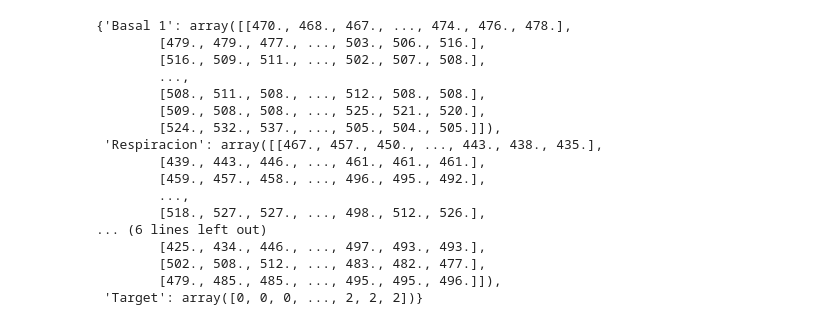
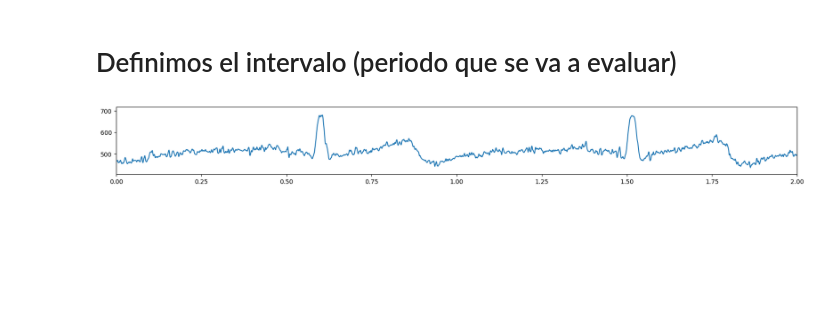
Before and after one commit to Grupo2-IntroduccionSenalesMedicas/S_biomedica, a Jupyter notebook: Programación/Laboratorio 6/ToDataset.ipynb, the cells around one changed output. Cells and saved outputs as stored; diff of their text form; code cells hidden in the pictures; blank space fills up the shorter version.

```diff
--- a/Programación/Laboratorio 6/ToDataset.ipynb
+++ b/Programación/Laboratorio 6/ToDataset.ipynb
@@ -1,4 +1,8 @@
 # %%
+import matplotlib.pyplot as plt
+import pandas as pd
+import numpy as np
+
 def ToDataset(lista,intervalo,delimit,Fs):
     Ts = 1/Fs
     i = 0
@@ -8,7 +12,7 @@ def ToDataset(lista,intervalo,delimit,Fs):
         sensor = np.genfromtxt(file + ".txt", delimiter="\t")
         d = delimit[i]
         sensor = sensor[:,-2]
-        sensor = sensor[d[0]:d[1]]
+        sensor = sensor[int(d[0]*Fs):int(d[1]*Fs)]
         t = np.arange(0,sensor.shape[0]) * Ts
         st_sensor = np.concatenate((t.reshape(-1,1),  sensor.reshape(-1,1)), axis=1)
         df = pd.DataFrame(st_sensor, columns=["t",file])
@@ -22,35 +26,22 @@ def ToDataset(lista,intervalo,delimit,Fs):
         i+=1
     tgt = np.hstack((tgt[0],tgt[1],tgt[2]))
     dataset.update({'Target':tgt})
-
     return dataset;
-
-import matplotlib.pyplot as plt
-import pandas as pd
-import numpy as np
-
-lista = ['Basal 1', 'Respiracion', 'Post-ejercicio']
-intervalo = [1,0.87,0.46]
-delimit = [(0,35000),(480,30930),(10000,42200)]
-Fs = 1000 #Frecuencia de muestreo del dispositivo de adquisición
-
-dataset = ToDataset(lista,intervalo,delimit,Fs)
-dataset
-# %% [output]
-{'Basal 1': array([[470., 468., 467., ..., 474., 476., 478.],
-        [479., 479., 477., ..., 503., 506., 516.],
-        [516., 509., 511., ..., 502., 507., 508.],
-        ...,
-        [508., 511., 508., ..., 512., 508., 508.],
-        [509., 508., 508., ..., 525., 521., 520.],
-        [524., 532., 537., ..., 505., 504., 505.]]),
- 'Respiracion': array([[467., 457., 450., ..., 443., 438., 435.],
-        [439., 443., 446., ..., 461., 461., 461.],
-        [459., 457., 458., ..., 496., 495., 492.],
-        ...,
-        [518., 527., 527., ..., 498., 512., 526.],
-... (6 lines left out)
-        [425., 434., 446., ..., 497., 493., 493.],
-        [502., 508., 512., ..., 483., 482., 477.],
-        [479., 485., 485., ..., 495., 495., 496.]]),
- 'Target': array([0, 0, 0, ..., 2, 2, 2])}
+# %% [markdown]
+# Definimos el intervalo (periodo que se va a evaluar)
+# %%
+Fs = 1000 #Frecuencia de muestreo del dispositivo de adquisición
+Ts = 1/Fs
+
+# ['Basal 1', 'Respiracion', 'Post-ejercicio']
+sensor = np.genfromtxt("Basal 1.txt", delimiter="\t")
+sensor = sensor[:,-2]
+t = np.arange(0,sensor.shape[0]) * Ts
+plt.figure(figsize = (20,2))
+plt.plot(t,sensor)
+plt.xlim(0,2) # Aqui se tiene que variar para definir un intervalo
+plt.show()
+# %% [output]
+[figure, added]
+# %% [markdown]
+#
```
Also changed, not shown: parts of 1 cell of this notebook.
